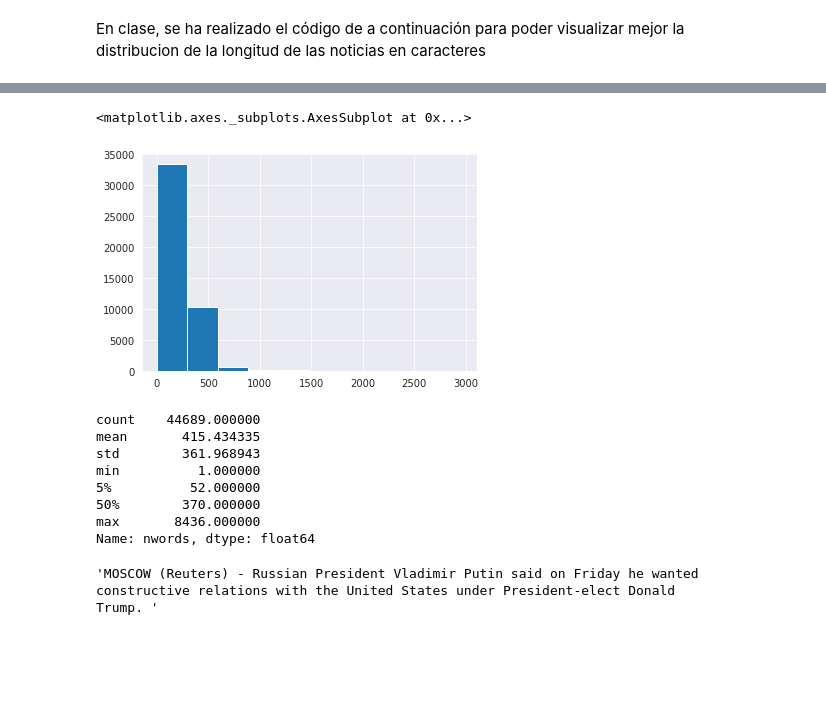
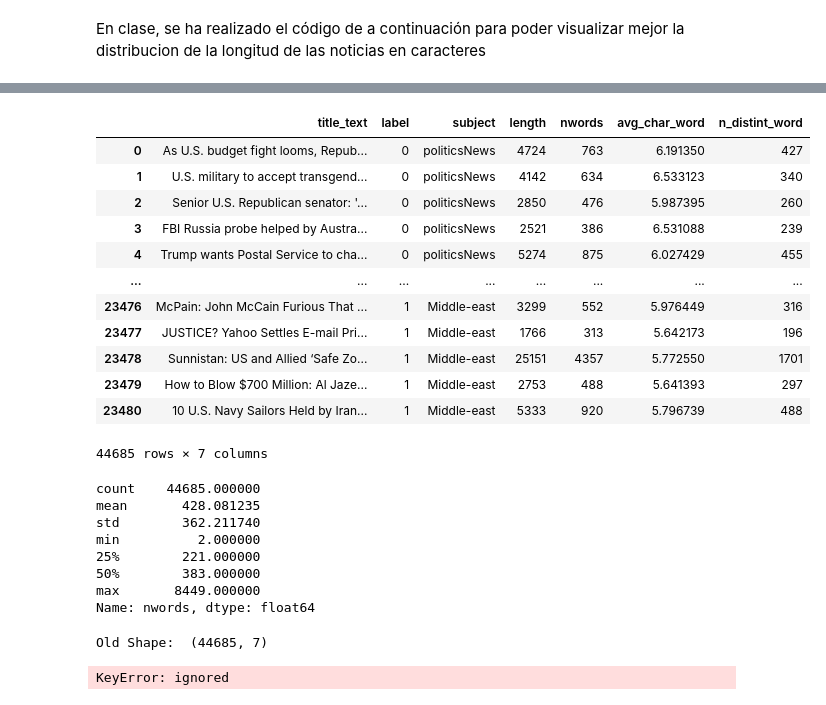
Before and after one commit to esterfb3397/fake-news-project-tfm, a Jupyter notebook: EDA.ipynb, the cells around one changed output, grey strips where cells are left out. Drawn from its saved outputs; the diff is of its cells as text; code cells hidden in the pictures; blank space fills up the shorter version.

```diff
--- a/EDA.ipynb
+++ b/EDA.ipynb
@@ -211,22 +252,31 @@ df["avg_char_word"].hist()
 # %%
 # Calcular número de palabras distintas
-df["n_distint_word"] = df["text"].apply(lambda s: len(set(s.split(" "))))
-df["n_distint_word"].hist()
+df["n_distint_word"] = df["title_text"].apply(lambda s: len(set(s.split(" "))))
+df
 # %% [output]
+|  | title_text | label | subject | length | nwords | avg_char_word | n_distint_word |
+| 0 | As U.S. budget fight looms, Repub... | 0 | politicsNews | 4724 | 763 | 6.191350 | 427 |
+| 1 | U.S. military to accept transgend... | 0 | politicsNews | 4142 | 634 | 6.533123 | 340 |
+| 2 | Senior U.S. Republican senator: '... | 0 | politicsNews | 2850 | 476 | 5.987395 | 260 |
+| 3 | FBI Russia probe helped by Austra... | 0 | politicsNews | 2521 | 386 | 6.531088 | 239 |
+| 4 | Trump wants Postal Service to cha... | 0 | politicsNews | 5274 | 875 | 6.027429 | 455 |
+| ... | ... | ... | ... | ... | ... | ... | ... |
+| 23476 | McPain: John McCain Furious That ... | 1 | Middle-east | 3299 | 552 | 5.976449 | 316 |
+| 23477 | JUSTICE? Yahoo Settles E-mail Pri... | 1 | Middle-east | 1766 | 313 | 5.642173 | 196 |
+| 23478 | Sunnistan: US and Allied ‘Safe Zo... | 1 | Middle-east | 25151 | 4357 | 5.772550 | 1701 |
+| 23479 | How to Blow $700 Million: Al Jaze... | 1 | Middle-east | 2753 | 488 | 5.641393 | 297 |
+| 23480 | 10 U.S. Navy Sailors Held by Iran... | 1 | Middle-east | 5333 | 920 | 5.796739 | 488 |
-<matplotlib.axes._subplots.AxesSubplot at 0x...>
+44685 rows × 7 columns
-[figure, removed]
 # %%
-df["nwords"].describe(percentiles=[0.05])
+df["nwords"].describe(percentiles=[0.25])
 # %% [output]
-count    44689.000000
-mean       415.434335
-std        361.968943
-min          1.000000
-5%          52.000000
-50%        370.000000
-max       8436.000000
+count    44685.000000
+mean       428.081235
+std        362.211740
+min          2.000000
+25%        221.000000
+50%        383.000000
+max       8449.000000
 Name: nwords, dtype: float64
 # %%
-df[df["nwords"] < 25]["text"].tolist()[1]
+#df[df["nwords"] < 25]["title_text"].tolist()[1]
-# %% [output]
-'MOSCOW (Reuters) - Russian President Vladimir Putin said on Friday he wanted constructive relations with the United States under President-elect Donald Trump. '
@@ -232,0 +290,16 @@ df[df["nwords"] < 25]["text"].tolist()[1]
+# %%
+
+
+# Upper bound
+upper = np.where(df['nwords'] >= (Q3+1.5*IQR))
+# Lower bound
+lower = np.where(df['nwords'] <= (Q1-1.5*IQR))
+
+''' Removing the Outliers '''
+df.drop(upper[0], inplace = True,axis = 0)
+df.drop(lower[0], inplace = True,axis = 0)
+
+print("New Shape: ", df.shape)
+# %% [output]
+Old Shape:  (44685, 7)
+KeyError: ignored
```
Also changed, not shown: parts of 39 cells of this notebook.
